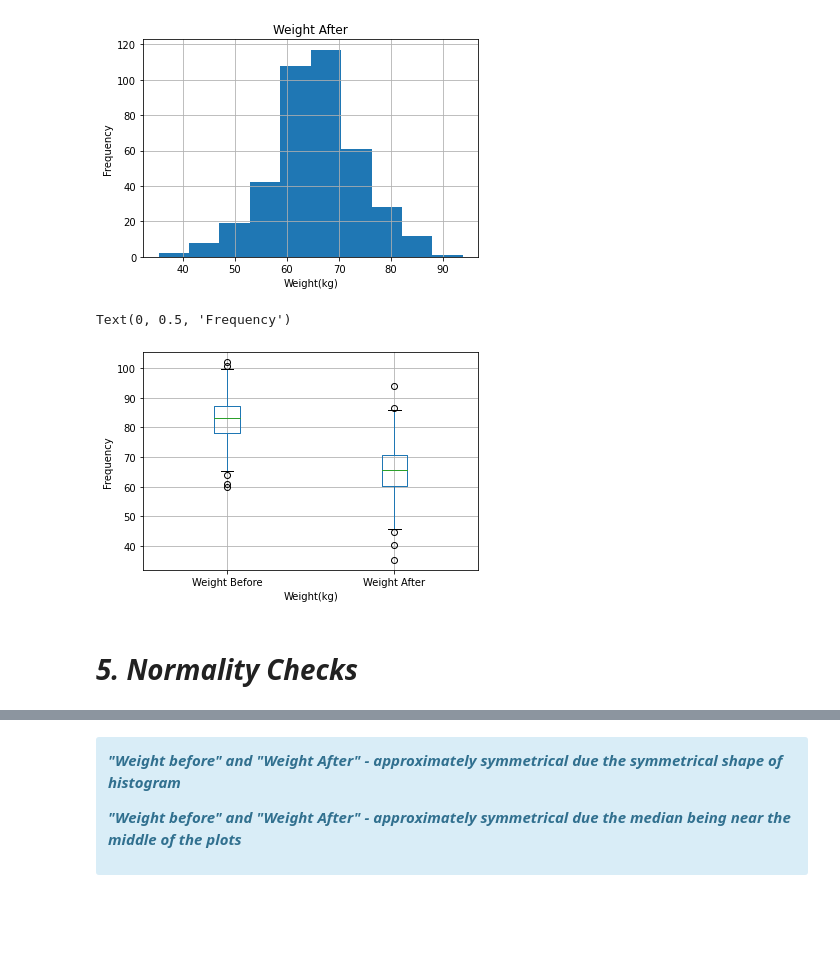
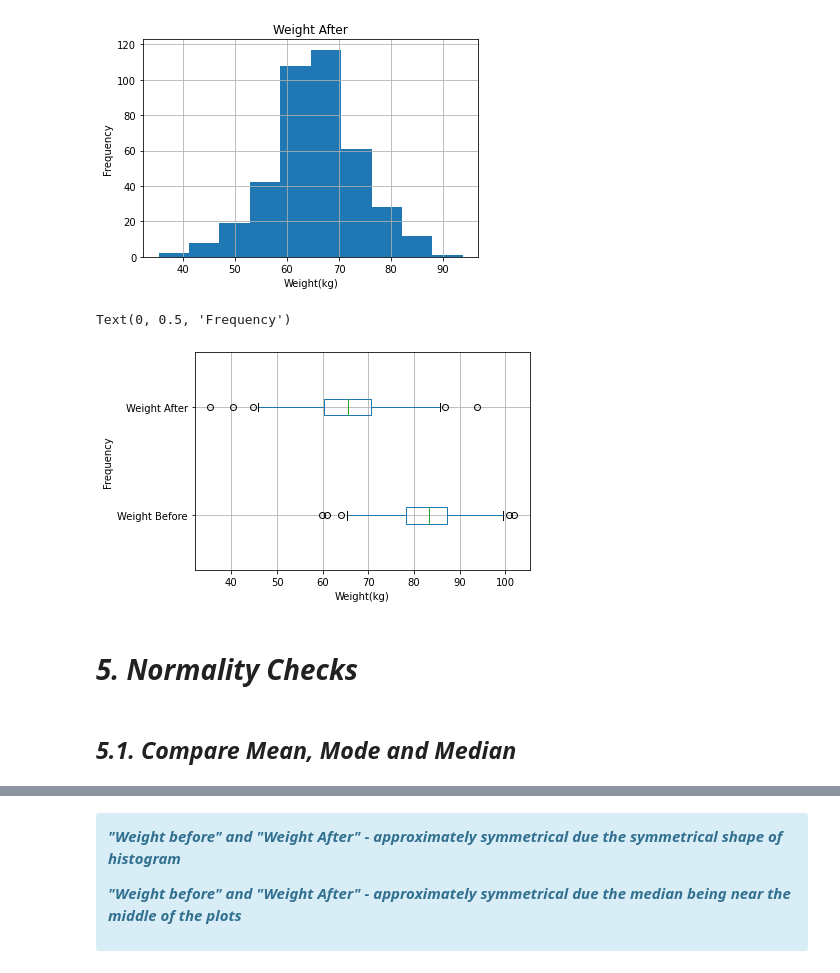
Before and after one commit to IsaacMabala/MINN2018A, a Jupyter notebook: paired samples t tests.ipynb, the cells around one changed output, grey strips where cells are left out. Saved outputs shown, nothing was run; the diff lists cells and outputs as text; code cells hidden in the pictures; blank space fills up the shorter version.

```diff
--- a/paired samples t tests.ipynb
+++ b/paired samples t tests.ipynb
@@ -9,7 +11,7 @@ import pylab
 # %% [markdown]
 # ***2. Import Data***
 # %%
-students_weights = pd.read_csv('C:\\Users\\a0008578\\Desktop\\Jupyter Notebooks\\Paired two samples t test (weights).csv') #Import data
+students_weights = pd.read_csv('C:\\Users\\a0008578\\Desktop\\Jupyter Notebooks\\Students Weights.csv') #Import data
 # %% [markdown]
 # ***3. Data Wrangling***
 # %% [markdown]
@@ -251,11 +249,13 @@ Text(0, 0.5, 'Frequency')
 [figure]
 [figure]
 # %%
-students_weights2.boxplot(column =["Weight Before","Weight After"]) #Plots boxplots for Weight Before & Weight After on same set of axis
-plt.xlabel('Weight(kg)')                                            #Labels x-axis
-plt.ylabel('Frequency')                                             #Labels y-axis
+students_weights2.boxplot(column =["Weight Before","Weight After"], vert=False) #Plots boxplots for Weight Before & Weight After on same set of axis
+plt.xlabel('Weight(kg)')                                                        #Labels x-axis
+plt.ylabel('Frequency')                                                         #Labels y-axis
 # %% [output]
 Text(0, 0.5, 'Frequency')
-[figure, old version]
+[figure, new version]
 # %% [markdown]
 # ***5. Normality Checks***
+# %% [markdown]
+## ***5.1. Compare Mean, Mode and Median***
```
Also changed, not shown: parts of 16 cells of this notebook, 2 other files.
